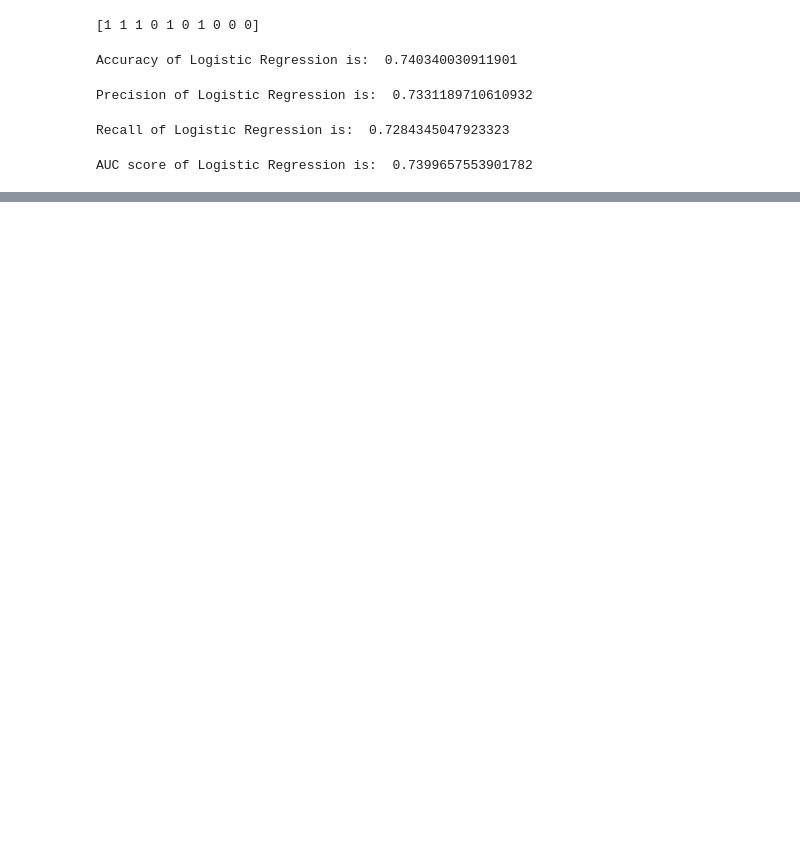
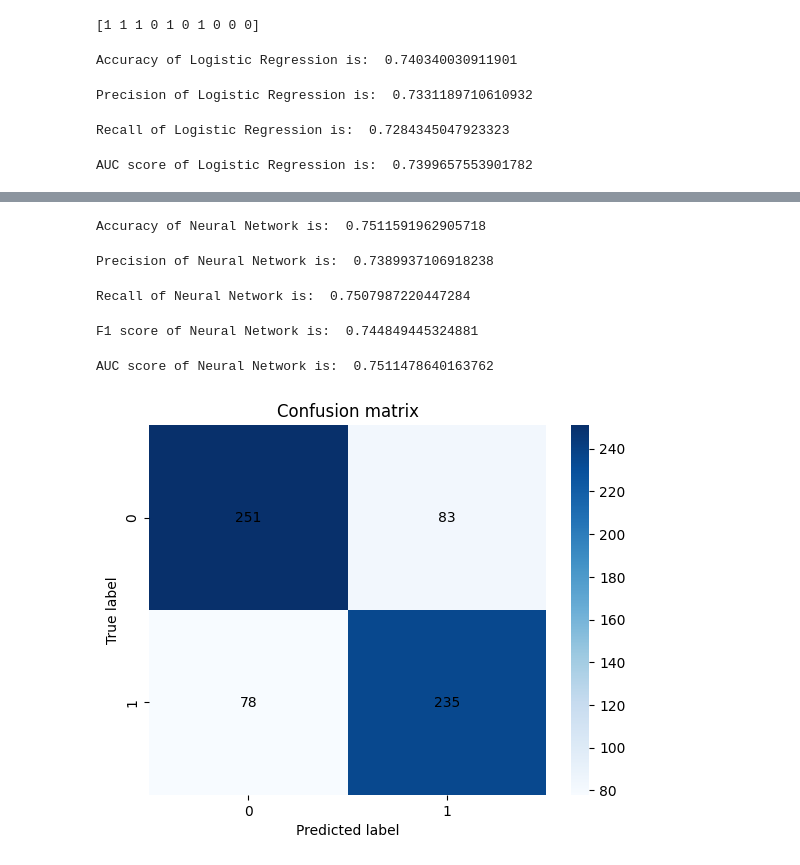
Before and after one commit to Jayadithya374/EC422-Project, a Jupyter notebook: code.ipynb, the cells around one changed output, grey strips where cells are left out. Cells and saved outputs as stored; diff of their text form; code cells hidden in the pictures; blank space fills up the shorter version.

```diff
--- a/code.ipynb
+++ b/code.ipynb
@@ -322,0 +402,10 @@ AUC score of Logistic Regression is:  0.7399657553901782
+# %%
+neuralNetwork.compile(optimizer="adam", loss="binary_crossentropy", metrics=["accuracy"])
+# %%
+early_stop = EarlyStopping(monitor='val_loss', patience=10)
+# %%
+history = neuralNetwork.fit(neuralTrainX, neuralTrainY,
+                            epochs=100,
+                            batch_size=32,
+                            validation_data=(neuralValX, neuralValY),
+                            callbacks=[early_stop])
@@ -322,0 +430,10 @@ AUC score of Logistic Regression is:  0.7399657553901782
+# %%
+predictionsNN = neuralNetwork.predict(X_test).flatten()
+predictions = []
+for i in predictionsNN:
+    if i >= 0.5:
+        predictions.append(1)
+    else:
+        predictions.append(0)
+
+print(predictions[0:10])
@@ -322,0 +443,40 @@ AUC score of Logistic Regression is:  0.7399657553901782
+# %%
+accuracy = metrics.accuracy_score(y_test, predictions)
+
+print("Accuracy of Neural Network is: ", accuracy)
+# %% [output]
+Accuracy of Neural Network is:  0.7511591962905718
+# %%
+precision = metrics.precision_score(y_test, predictions)
+
+print("Precision of Neural Network is: ", precision)
+# %% [output]
+Precision of Neural Network is:  0.7389937106918238
+# %%
+recall = metrics.recall_score(y_test, predictions)
+
+print("Recall of Neural Network is: ", recall)
+# %% [output]
+Recall of Neural Network is:  0.7507987220447284
+# %%
+f1_score = metrics.f1_score(y_test, predictions)
+
+print("F1 score of Neural Network is: ", f1_score)
+# %% [output]
+F1 score of Neural Network is:  0.744849445324881
+# %%
+auc_score = metrics.roc_auc_score(y_test, predictions)
+
+print("AUC score of Neural Network is: ", auc_score)
+# %% [output]
+AUC score of Neural Network is:  0.7511478640163762
+# %%
+cm = metrics.confusion_matrix(y_test, predictions)
+
+sns.heatmap(cm, annot=True, cmap="Blues", fmt="d", annot_kws={"color": "black"})
+plt.title('Confusion matrix')
+plt.xlabel('Predicted label')
+plt.ylabel('True label')
+plt.show()
+# %% [output]
+[figure, added]
```
Also changed, not shown: parts of 27 cells of this notebook.
